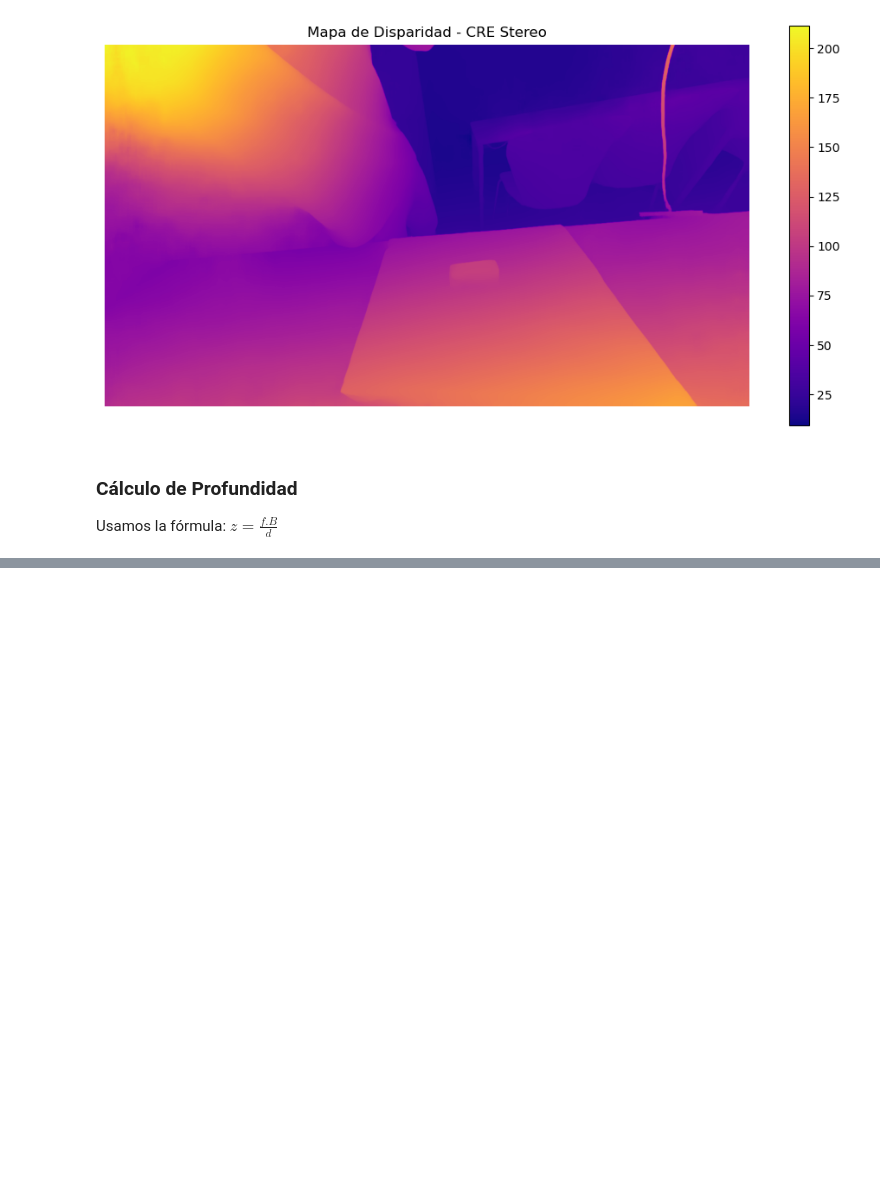
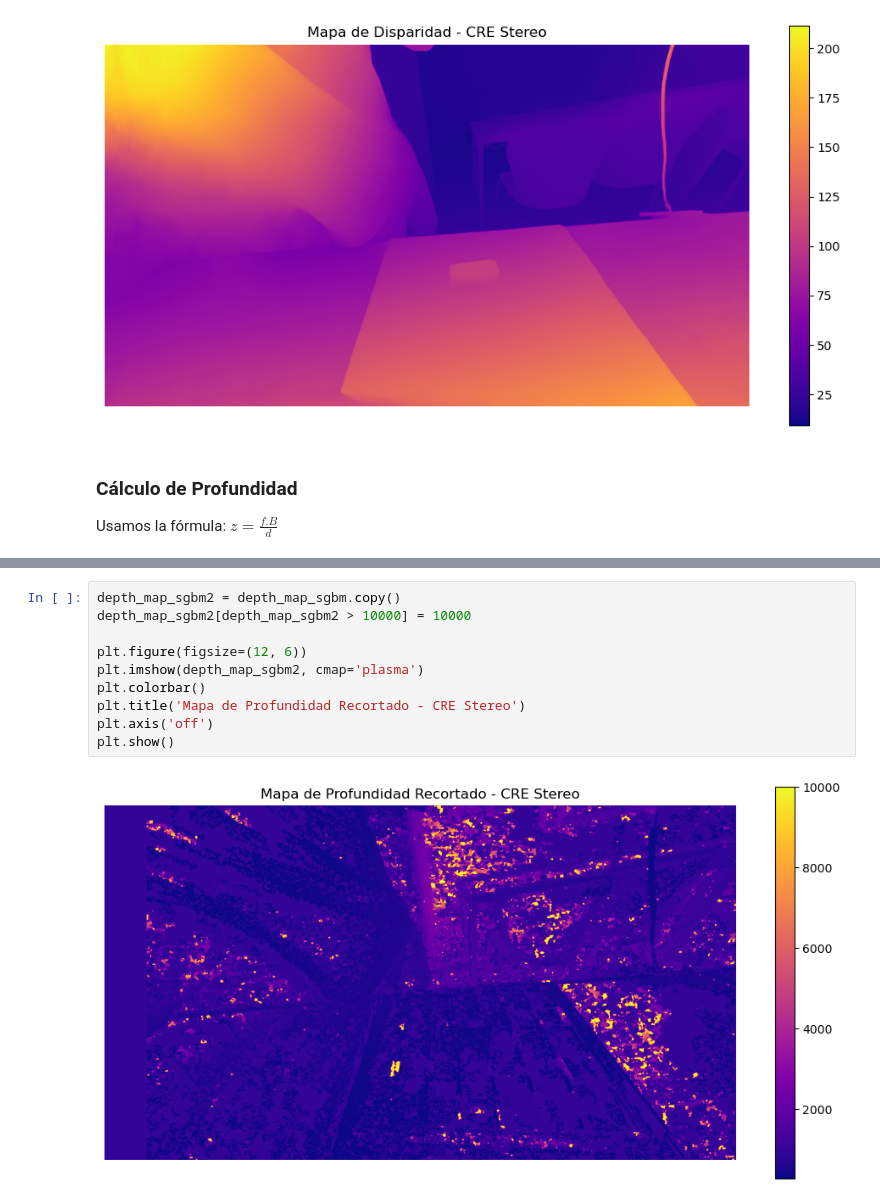
Before and after one commit to timomenceyra/TP2_Reconstruccion3D, a Jupyter notebook: tp2_reconstruccion_3d/nuevo/tp2_2.ipynb, the cells around one changed output, grey strips where cells are left out. Drawn from its saved outputs; the diff is of its cells as text; blank space fills up the shorter version.

```diff
--- a/tp2_reconstruccion_3d/nuevo/tp2_2.ipynb
+++ b/tp2_reconstruccion_3d/nuevo/tp2_2.ipynb
@@ -218,0 +235,12 @@ $ z = \frac{f . B}{d} $
+# %%
+depth_map_sgbm2 = depth_map_sgbm.copy()
+depth_map_sgbm2[depth_map_sgbm2 > 10000] = 10000
+
+plt.figure(figsize=(12, 6))
+plt.imshow(depth_map_sgbm2, cmap='plasma')
+plt.colorbar()
+plt.title('Mapa de Profundidad Recortado - CRE Stereo')
+plt.axis('off')
+plt.show()
+# %% [output]
+[figure, added]
```
Also changed, not shown: parts of 3 cells of this notebook, 1 other file.
